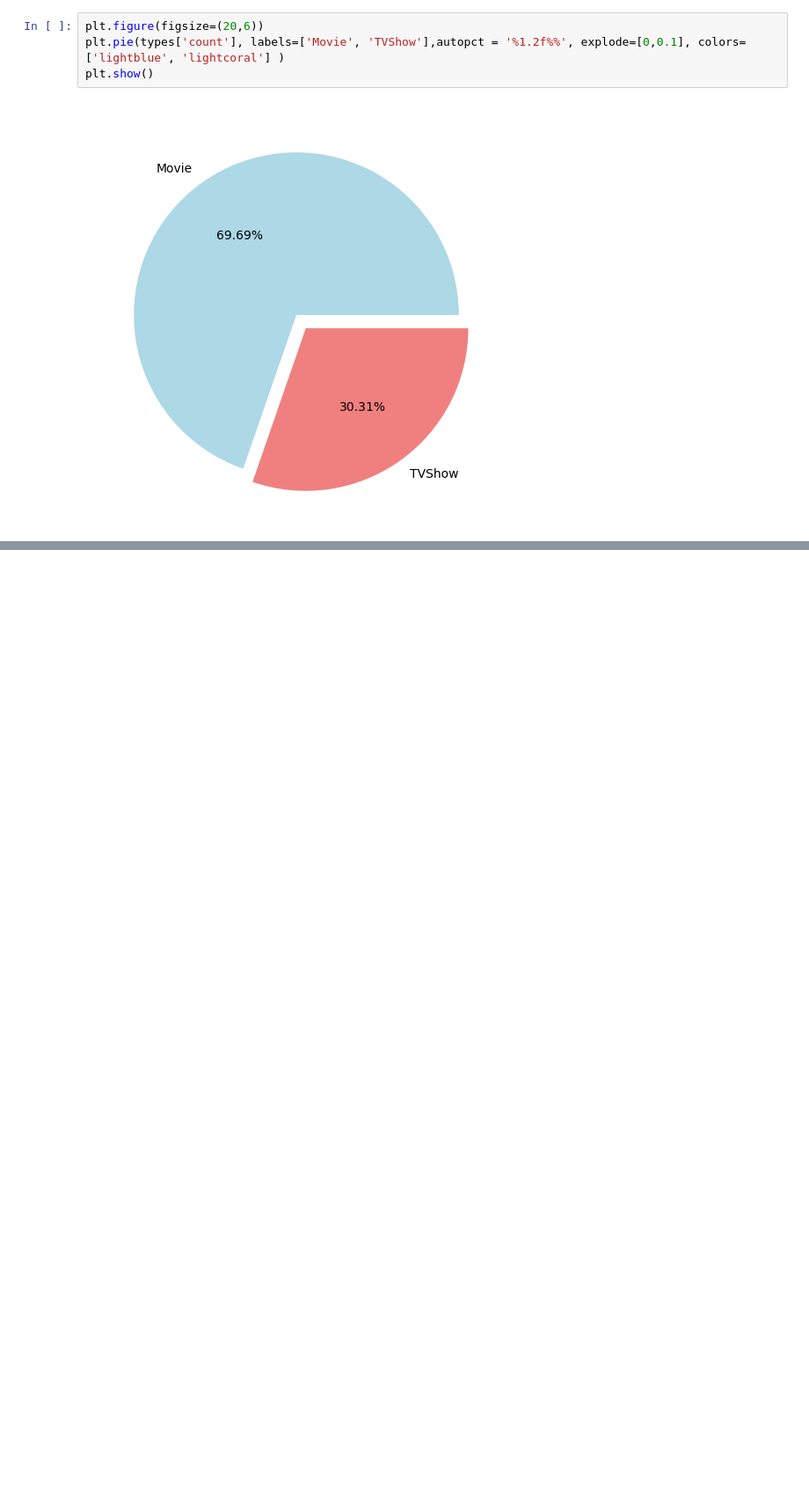
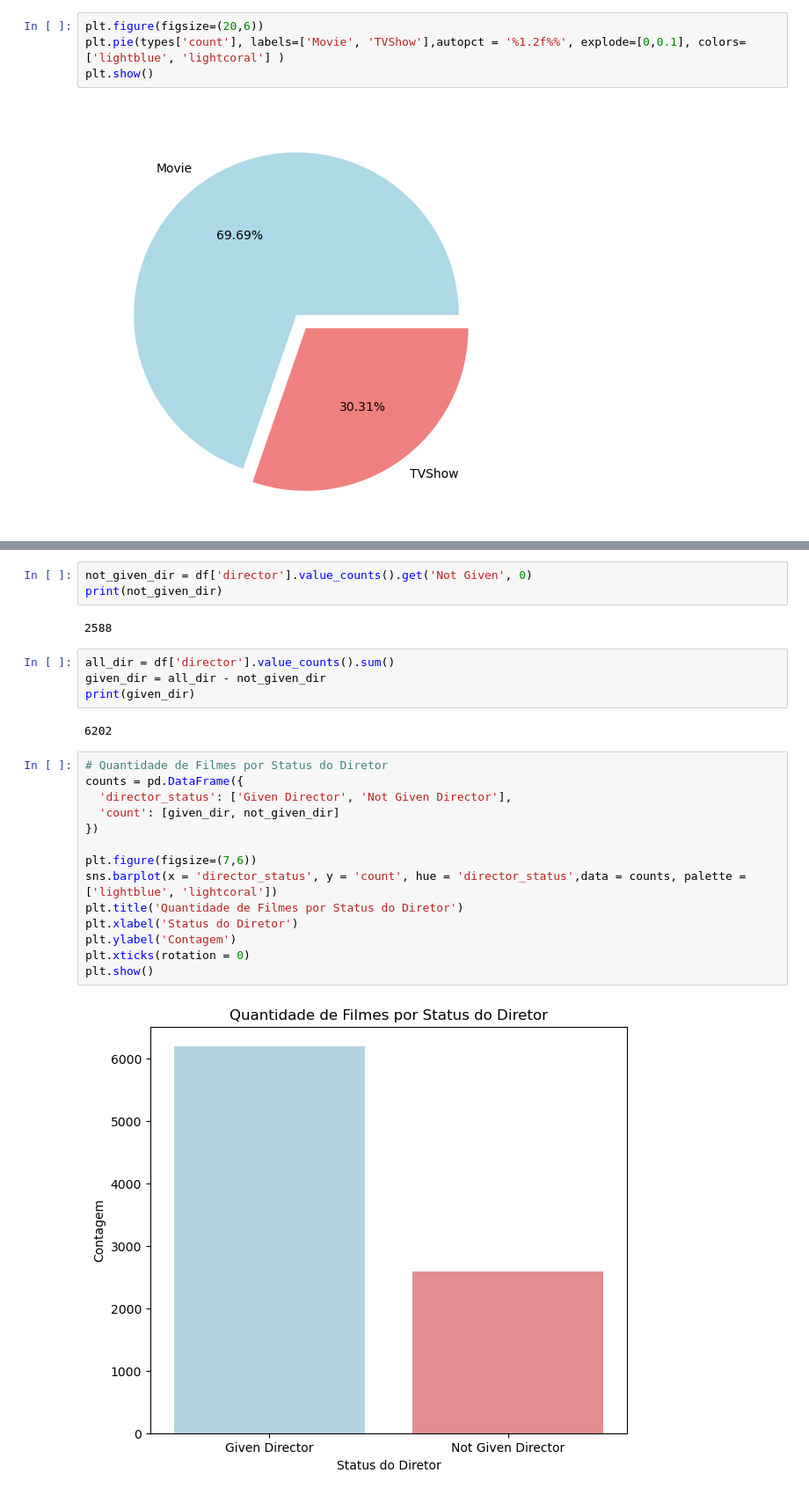
Before and after one commit to RodrigoD4v/Netflix_DataAnalysis, a Jupyter notebook: notebooks/netflix_data_analysis.ipynb, the cells around one changed output, grey strips where cells are left out. Shown: that part at 88% size. Saved outputs shown, nothing was run; the diff lists cells and outputs as text; blank space fills up the shorter version.

```diff
--- a/notebooks/netflix_data_analysis.ipynb
+++ b/notebooks/netflix_data_analysis.ipynb
@@ -89,0 +101,27 @@ plt.show()
+# %%
+not_given_dir = df['director'].value_counts().get('Not Given', 0)
+print(not_given_dir)
+# %% [output]
+2588
+# %%
+all_dir = df['director'].value_counts().sum()
+given_dir = all_dir - not_given_dir
+print(given_dir)
+# %% [output]
+6202
+# %%
+# Quantidade de Filmes por Status do Diretor
+counts = pd.DataFrame({
+  'director_status': ['Given Director', 'Not Given Director'],
+  'count': [given_dir, not_given_dir]
+})
+
+plt.figure(figsize=(7,6))
+sns.barplot(x = 'director_status', y = 'count', hue = 'director_status',data = counts, palette = ['lightblue', 'lightcoral'])
+plt.title('Quantidade de Filmes por Status do Diretor')
+plt.xlabel('Status do Diretor')
+plt.ylabel('Contagem')
+plt.xticks(rotation = 0)
+plt.show()
+# %% [output]
+[figure, added]
```
Also changed, not shown: parts of 3 cells of this notebook.
